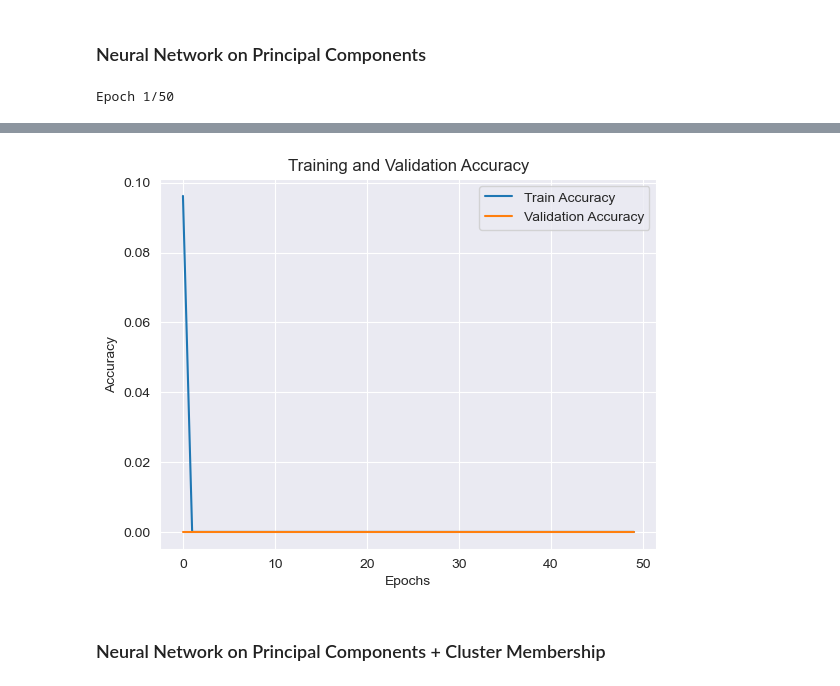
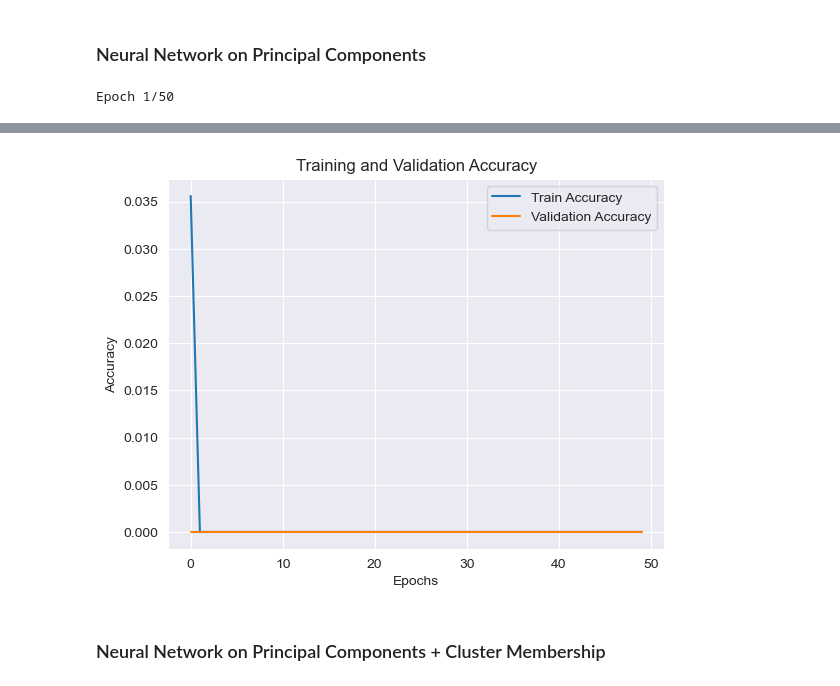
Before and after one commit to NalinaSofia/Computational-Social-Science-Projects, a Jupyter notebook: Project_4/Project4.ipynb, the cells around one changed output, grey strips where cells are left out. Drawn from its saved outputs; the diff is of its cells as text; code cells hidden in the pictures.

```diff
--- a/Project_4/Project4.ipynb
+++ b/Project_4/Project4.ipynb
@@ -674,7 +608,7 @@ X_train, X_test, y_train, y_test = train_test_split(X_pca, y, test_size=0.2, ran
 
 # Build the neural network model
 model = Sequential([
-    Dense(2, activation='relu', input_shape=(X_pca.shape[1],)),  # Input layer
+    Dense(243, activation='relu', input_shape=(X_pca.shape[1],)),  # Input layer
     Dropout(0.2),
     Dense(2, activation='relu'),  # Hidden layer
     Dropout(0.2),
@@ -729,5 +663,5 @@ Test Loss: 1069078.375
 Test Accuracy: 0.0
-[figure, old version]
+[figure, new version]
 # %% [markdown]
 ### Neural Network on Principal Components + Cluster Membership
 # %%
```
Also changed, not shown: parts of 17 cells of this notebook.
